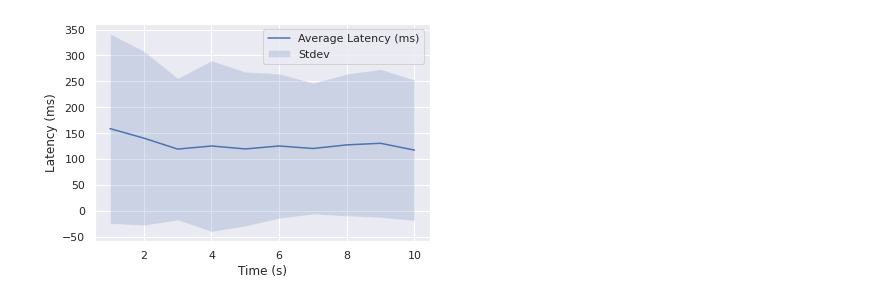
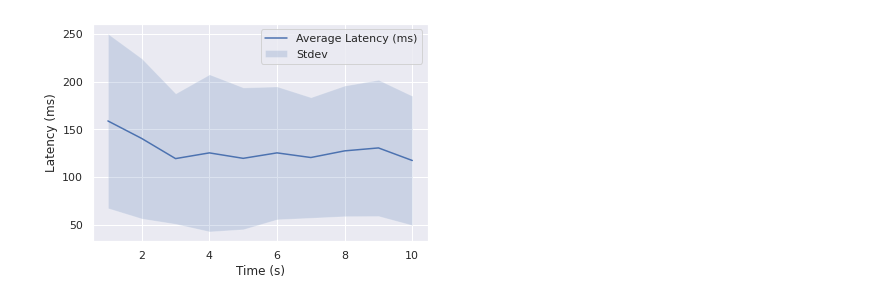
Before and after one commit to my5G/OPlaceRAN, a Jupyter notebook: performance-analysis/article/ping-latency-by-time/ping-latency-by-time.ipynb, the cells around one changed output. Cells and saved outputs as stored; diff of their text form; code cells hidden in the pictures.

```diff
--- a/performance-analysis/article/ping-latency-by-time/ping-latency-by-time.ipynb
+++ b/performance-analysis/article/ping-latency-by-time/ping-latency-by-time.ipynb
@@ -8,11 +8,11 @@ dataframe=dataframe.astype(float)
 # %%
 ax = plt.gca()
 dataframe.plot(kind='line', y='Média de Latency (ms)', label='Average Latency (ms)', ax=ax)
-plt.fill_between(dataframe.index,dataframe['Média de Latency (ms)']+dataframe['DesvPad de Latency (ms)'],dataframe['Média de Latency (ms)']-dataframe['DesvPad de Latency (ms)'],alpha=0.2,label='Stdev')
+plt.fill_between(dataframe.index,dataframe['Média de Latency (ms)']+dataframe['DesvPad de Latency (ms)']/2,dataframe['Média de Latency (ms)']-dataframe['DesvPad de Latency (ms)']/2,alpha=0.2,label='Stdev')
 plt.xlabel("Time (s)")
 plt.ylabel("Latency (ms)")
 plt.legend()
 plt.savefig('out/Latency_by_time.pdf', bbox_inches='tight' )
 plt.savefig('out/Latency_by_time.png',dpi=300, bbox_inches='tight' )
 # %% [output]
-[figure, old version]
+[figure, new version]
```
Also changed, not shown: 8 other files.
